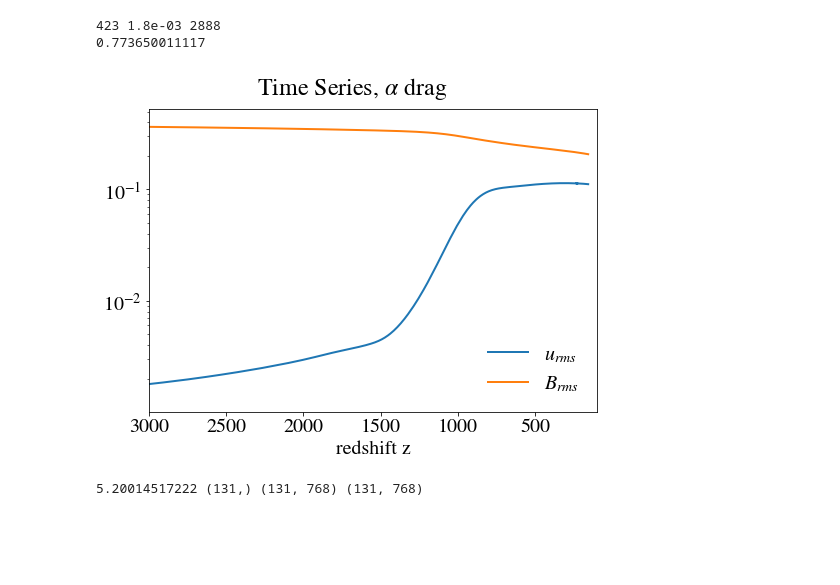
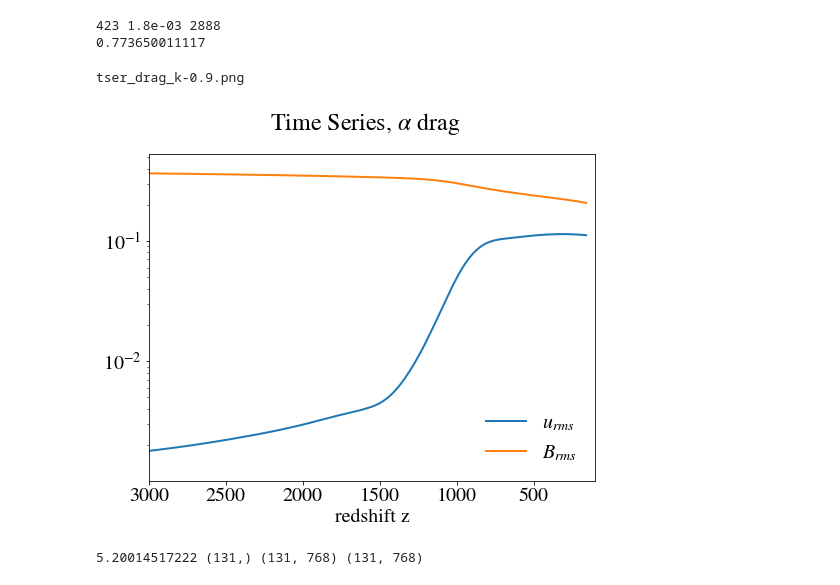
Before and after one commit to belfhi/plotdata, a Jupyter notebook: Reion.ipynb, the cells around one changed output. Cells and saved outputs as stored; diff of their text form; code cells hidden in the pictures; blank space fills up the shorter version.

```diff
--- a/Reion.ipynb
+++ b/Reion.ipynb
@@ -3,7 +3,7 @@
 # %%
 import matplotlib as mpl
 mplpars = {'mathtext.fontset':'stix', 'font.family': 'STIXGeneral', 'font.size': 20,
-           'lines.linewidth': 2, 'figure.dpi': 100, 'figure.figsize': (9,7),
+           'lines.linewidth': 2, 'figure.dpi': 200, 'figure.figsize': (9,7),
            'legend.fontsize': 20.0, 'legend.frameon': False,}
 mpl.rcParams.update(mplpars)
 from IPython.display import HTML, Latex, Javascript
@@ -16,7 +16,8 @@ from scipy.optimize import curve_fit
 # %% [output]
 /export/scratch/hspc48/stnv031/plotdata
 # %%
-ddir = 'reionization/k-0.9/'
+d1 = 'k-0.9'
+ddir = join('reionization/', d1)
 tser = pc.read_ts(datadir=ddir)
 
 #tser = pc.read_ts(datadir=ddir, filename='time_series_new2.dat')
@@ -53,22 +54,25 @@ print(1-brel**2)
 # %%
 tsfig, tsax =  plt.subplots(figsize=(8,6))
 tsax.plot(tser.zredshift, tser.urms, label='$u_{rms}$')
 #tsax.plot(tser.zredshift, tser.brms**2/tser.alpha_drag)
 #tsax.plot(tser.zredshift, tser.urms)
 tsax.plot(tser.zredshift, tser.brms,  label='$B_{rms}$')
 #tsax.plot(ts2.zredshift, ts2.urms*tser.brms[ii]/ts2.brms[ii2])
 #tsax.plot(tser.zredshift, tser.umax)
 #tsax.plot(ts2.zredshift, ts2.brms*tser.brms[ii]/ts2.brms[ii2])
 tsax.set_yscale('log')
 #tsax.set_ylim(1e-, 10)
 tsax.set_xlabel('redshift z')
 tsax.legend(loc='lower right', ncol=1)
 tsax.set_xlim(3000, 100)
 tsfig.suptitle(r'Time Series, $\alpha$ drag')
-tsfig.tight_layout(pad=2)
-#tsfig.savefig('tser_drag_nu_{0}_{1}.png'.format(nu, nu2))
+#tsfig.tight_layout(pad=2)
+fname = 'tser_drag_%s.png' % d1
+print(fname)
+tsfig.savefig(fname, dpi=72)
 # %% [output]
+tser_drag_k-0.9.png
-[figure, old version]
+[figure, new version]
 # %%
 tb, powerb = pc.read_power('power_mag.dat', datadir=ddir)
 tu, poweru = pc.read_power('power_kin.dat', datadir=ddir)
```
Also changed, not shown: parts of 10 cells of this notebook, 19 other files.
